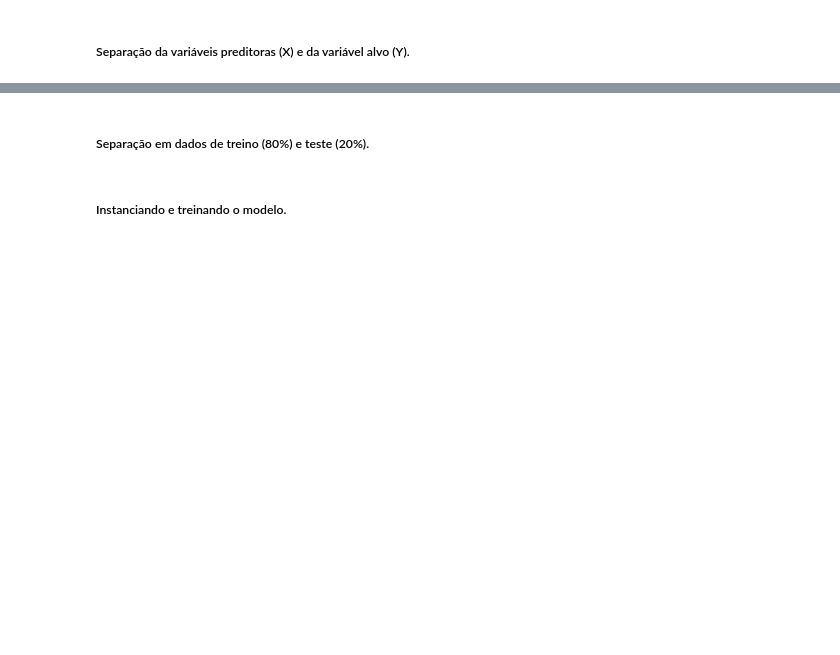
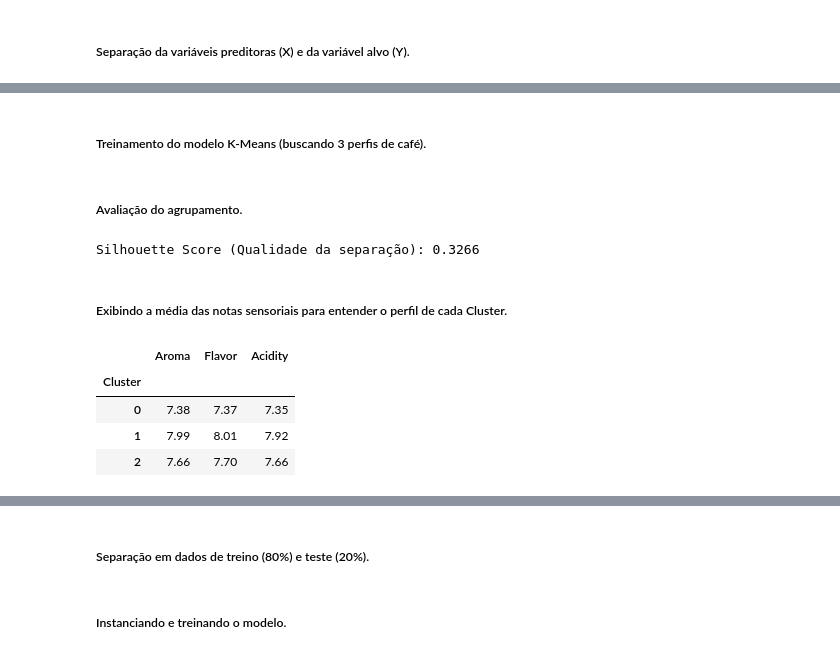
Before and after one commit to FNatanaelRamos97/Novas_Tecnologias-Projeto, a Jupyter notebook: AnaliseCafe.ipynb, the cells around one changed output, grey strips where cells are left out. Drawn from its saved outputs; the diff is of its cells as text; code cells hidden in the pictures; blank space fills up the shorter version.

```diff
--- a/AnaliseCafe.ipynb
+++ b/AnaliseCafe.ipynb
@@ -76,2 +119,0 @@ Como a variável alvo (`Total Cup Points`) é um valor numérico contínuo, ent
-# %%
-cafe_analise = cafe_analise.dropna()
@@ -82,0 +137,25 @@ y = cafe_analise['Total Cup Points']
+# %%
+scaler = StandardScaler()
+x_scaled = scaler.fit_transform(x)
+# %% [markdown]
+##### Treinamento do modelo K-Means (buscando 3 perfis de café).
+# %%
+modelo_kmeans = KMeans(n_clusters=3, random_state=42, n_init=10)
+cafe_analise['Cluster'] = modelo_kmeans.fit_predict(x_scaled)
+# %% [markdown]
+##### Avaliação do agrupamento.
+# %%
+score_silhueta = silhouette_score(x_scaled, cafe_analise['Cluster'])
+print(f"Silhouette Score (Qualidade da separação): {score_silhueta:.4f}")
+# %% [output]
+Silhouette Score (Qualidade da separação): 0.3266
+# %% [markdown]
+##### Exibindo a média das notas sensoriais para entender o perfil de cada Cluster.
+# %%
+display(cafe_analise.groupby('Cluster')[['Aroma', 'Flavor', 'Acidity']].mean().round(2))
+# %% [output]
+|  | Aroma | Flavor | Acidity |
+| Cluster |  |  |  |
+| 0 | 7.38 | 7.37 | 7.35 |
+| 1 | 7.99 | 8.01 | 7.92 |
+| 2 | 7.66 | 7.70 | 7.66 |
```
Also changed, not shown: parts of 29 cells of this notebook.
